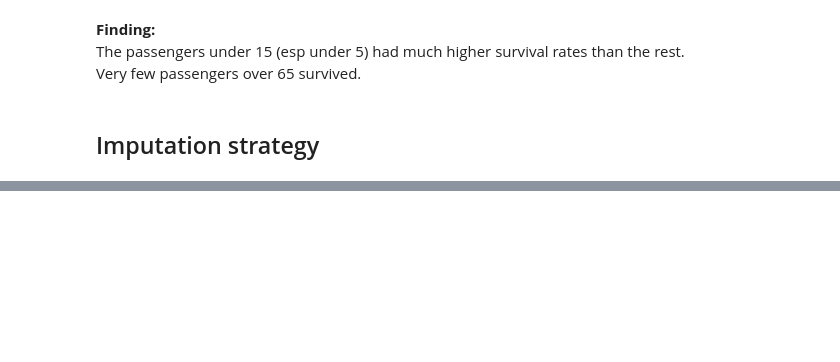
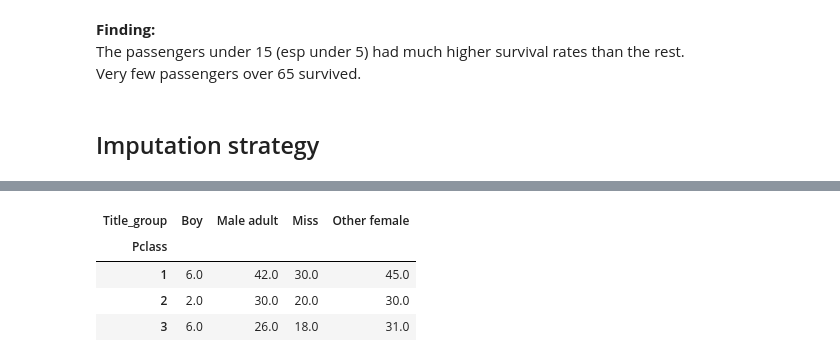
Before and after one commit to Brendalish/titanic, a Jupyter notebook: 2 Dealing with missing values (Part 2).ipynb, the cells around one changed output, grey strips where cells are left out. Cells and saved outputs as stored; diff of their text form; code cells hidden in the pictures; blank space fills up the shorter version.

```diff
--- a/2 Dealing with missing values (Part 2).ipynb
+++ b/2 Dealing with missing values (Part 2).ipynb
@@ -107,0 +171,15 @@ With the imputation with the median, a boy who had a high chance of survival wil
+# %%
+#change the title from 'Dr' to 'Dr (female)' for the female
+df.loc[(df.Title=='Dr') & (df.Sex == 'female'), 'Title'] = 'Dr (female)'
+# %%
+#group the titles to combine as many rare titles with the common ones as possible
+#based on the title definitions and the sex information of the dataset
+#rare titles are those in less than 10 samples
+title_groups = {'Male adult': ['Mr', 'Don', 'Rev', 'Dr',  'Sir', 'Major',  'Col', 'Capt', 'Countess', 'Jonkheer'],
+                'Boy': ['Master'],
+                'Miss': ['Miss'],
+               'Other female': ['Mrs', 'Dona', 'Mme', 'Mlle', 'Ms', 'Lady', 'Dr (female)']}
+# %%
+df['Title_group'] = df['Title']
+for k in title_groups:
+    df['Title_group'].replace(title_groups[k], k, inplace=True)
@@ -107,0 +194,8 @@ With the imputation with the median, a boy who had a high chance of survival wil
+# %%
+pd.pivot_table(df, values='Age', index='Pclass', columns='Title_group', aggfunc='median')
+# %% [output]
+| Title_group | Boy | Male adult | Miss | Other female |
+| Pclass |  |  |  |  |
+| 1 | 6.0 | 42.0 | 30.0 | 45.0 |
+| 2 | 2.0 | 30.0 | 20.0 | 30.0 |
+| 3 | 6.0 | 26.0 | 18.0 | 31.0 |
```
Also changed, not shown: parts of 25 cells of this notebook.
